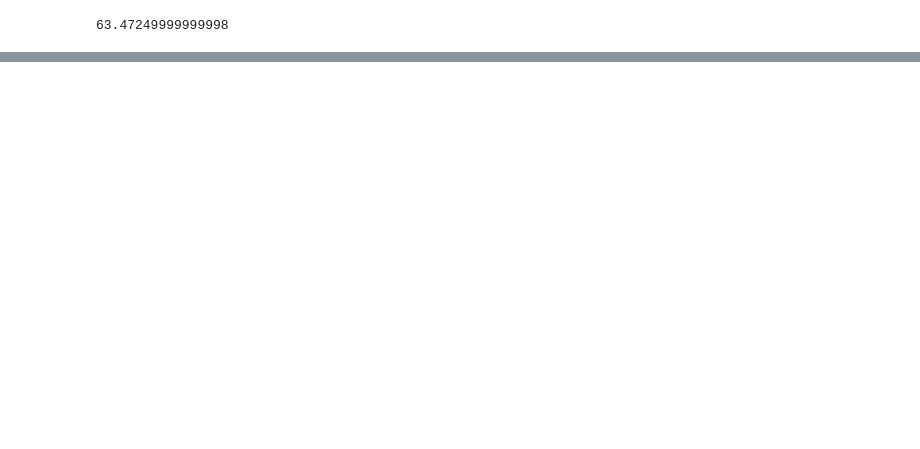
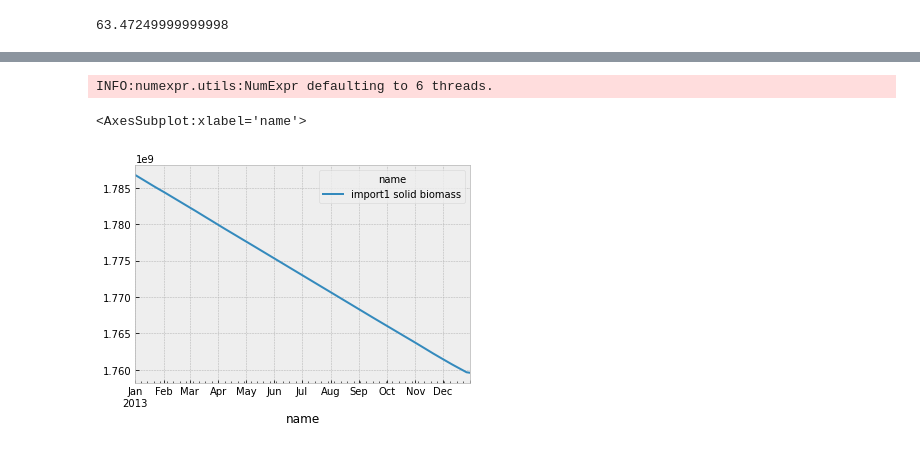
Before and after one commit to humpage/pypsa-eur-sec, a Jupyter notebook: jupyterAnalysis.ipynb, the cells around one changed output, grey strips where cells are left out. Cells and saved outputs as stored; diff of their text form; code cells hidden in the pictures; blank space fills up the shorter version.

```diff
--- a/jupyterAnalysis.ipynb
+++ b/jupyterAnalysis.ipynb
@@ -329,0 +330,6 @@ n.links_t.p0
+# %%
+n.stores_t.e.filter(regex='import1 solid biomass').plot()
+# %% [output]
+INFO:numexpr.utils:NumExpr defaulting to 6 threads.
+<AxesSubplot:xlabel='name'>
+[figure, added]
```
Also changed, not shown: parts of 30 cells of this notebook, 3 other files.
